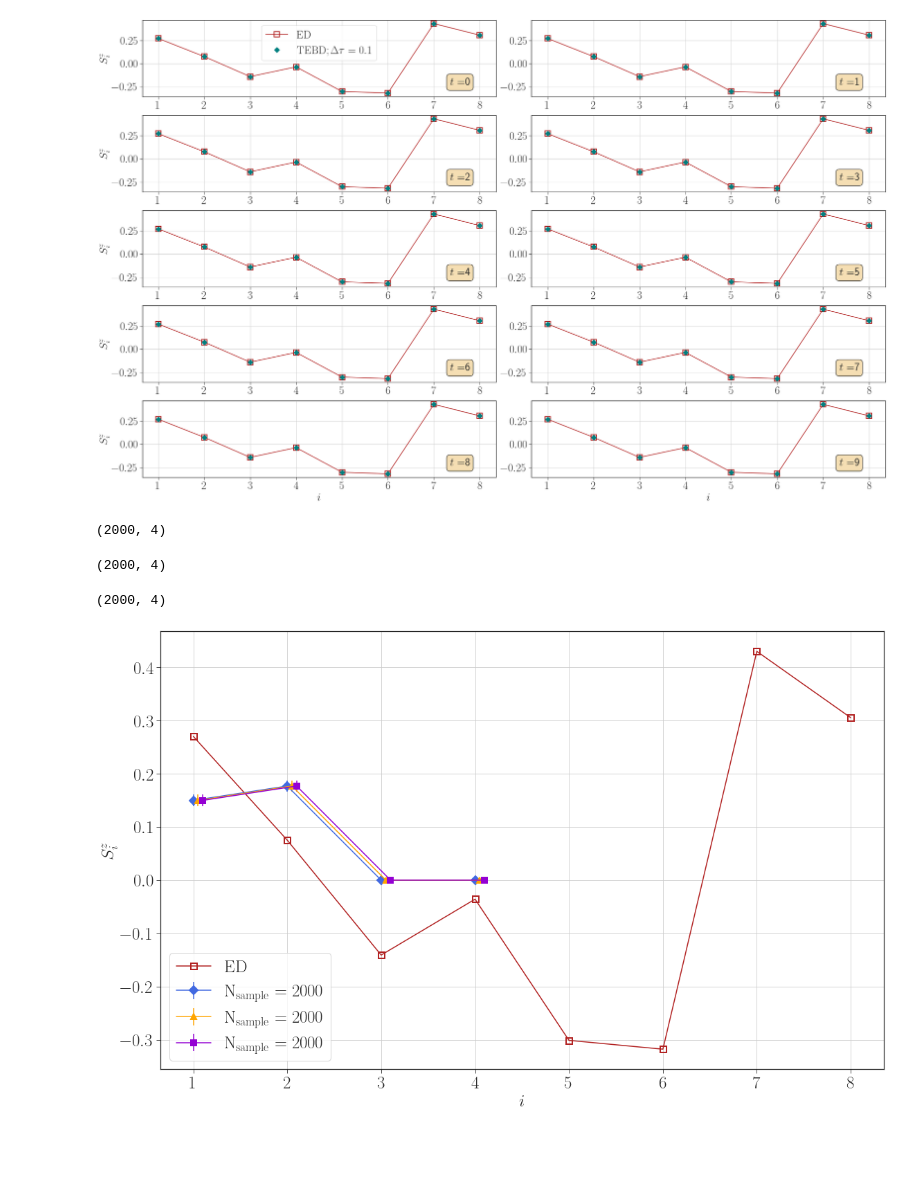
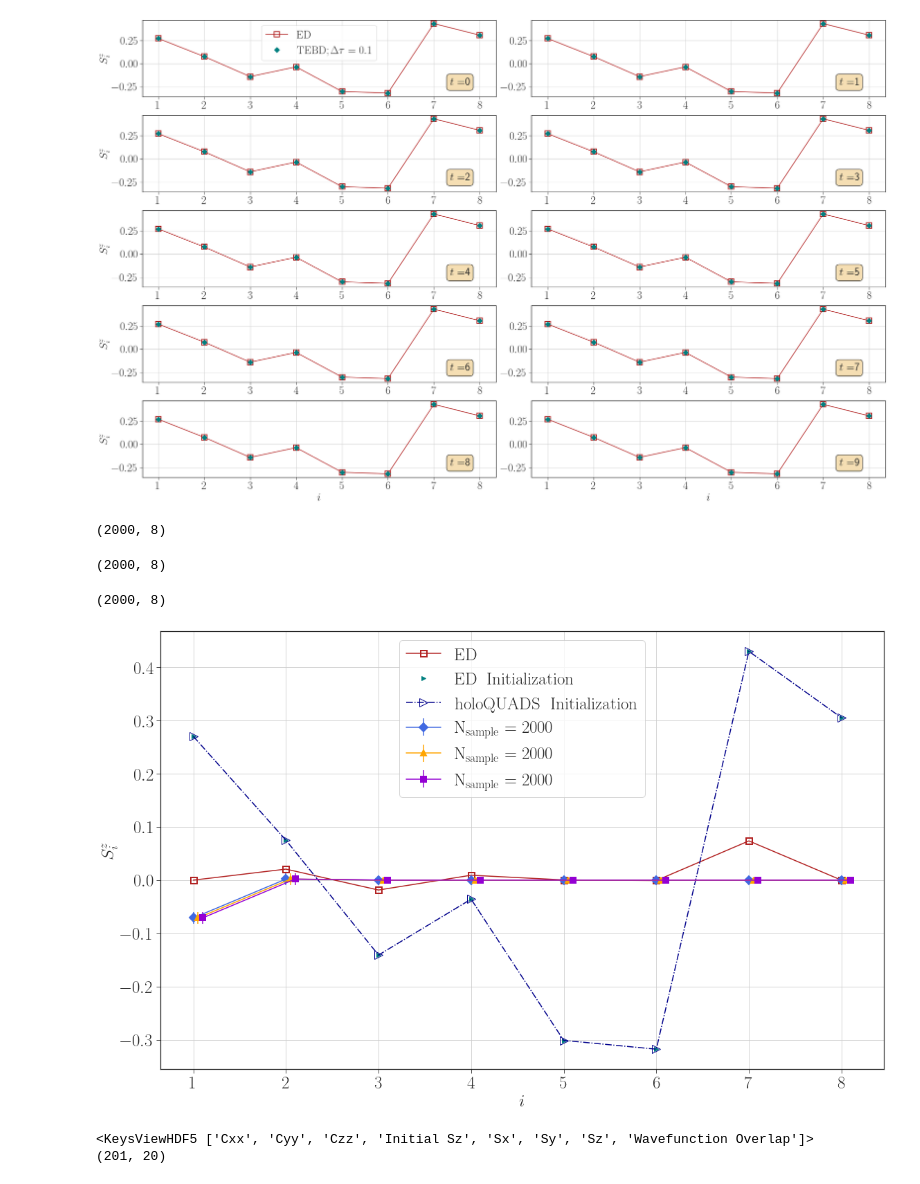
Before and after one commit to xiaobo-23/EntangledLightConeSampling, a Jupyter notebook: HQA_Data_Analysis.ipynb, the cells around one changed output. Drawn from its saved outputs; the diff is of its cells as text; code cells hidden in the pictures; blank space fills up the shorter version.

Commit message:
Benchmark long-time dynamics

```diff
--- a/HQA_Data_Analysis.ipynb
+++ b/HQA_Data_Analysis.ipynb
@@ -466,5 +466,5 @@ def data_extrapolation(file_name, label):
     print(tmp_Sz.shape)
     return tmp_Sz
 # %%
-Sz_ED = data_extrapolation("Data/ED_N8_h0.2_Iteration12_Longitudinal_Only_Random.h5", "Sz")
+Sz_ED = data_extrapolation("Data/ED_N8_h0.2_Iteration12_Random.h5", "Sz")
 # %% [output]
@@ -530,51 +530,59 @@ def data_extrapolation_sample(file_name, label):
 #     return tmp_Sz
     return tmp_ave, tmp_err
 # %%
-Sz_ave1, Sz_err1 = data_extrapolation_sample("Data/holoQUADS_Circuit_N4_h0.2_T1.0_Measure2000_Longitudinal_Only_Random_Test1.h5", "Sz")
+Sz_ave1, Sz_err1 = data_extrapolation_sample("Data/holoQUADS_Circuit_N8_h0.2_T3.0_Measure2000_Random_Test1.h5", "Sz")
 # %% [output]
-(2000, 4)
+(2000, 8)
 # %%
-Sz_ave2, Sz_err2 = data_extrapolation_sample("Data/holoQUADS_Circuit_N4_h0.2_T1.0_Measure2000_Longitudinal_Only_Random_Test2.h5", "Sz")
+Sz_ave2, Sz_err2 = data_extrapolation_sample("Data/holoQUADS_Circuit_N8_h0.2_T3.0_Measure2000_Random_Test2.h5", "Sz")
 # %% [output]
-(2000, 4)
+(2000, 8)
 # %%
-Sz_ave3, Sz_err3 = data_extrapolation_sample("Data/holoQUADS_Circuit_N4_h0.2_T1.0_Measure2000_Longitudinal_Only_Random_Test3.h5", "Sz")
+Sz_ave3, Sz_err3 = data_extrapolation_sample("Data/holoQUADS_Circuit_N8_h0.2_T3.0_Measure2000_Random_Test3.h5", "Sz")
 # %% [output]
-(2000, 4)
+(2000, 8)
 # %%
 '''
     Benchmark holoQUADS circuit against ED and TEBD codes using Sz
 '''
 
 fig = plt.figure(figsize = (16, 16 * goldenRatio), tight_layout = True)
 spec = gridspec.GridSpec(nrows = 1, ncols = 1, figure = fig)
 plt.style.use('seaborn-ticks')
 
 ax1 = fig.add_subplot(spec[0, 0])
 ave = [Sz_ave1, Sz_ave2, Sz_ave3]
 err = [Sz_err1, Sz_err2, Sz_err3]
 color = ['royalblue', 'orange', 'darkviolet', 'teal']
 marker = ['D', '^', 's', 'o']
 label = [r'$\rm N_{sample} = 2000$', r'$\rm N_{sample} = 2000$', r'$\rm N_{sample} = 2000$', r'$\rm N_{sample} = 2000$']
 
 for ind in range(3):
-    ax1.errorbar(np.arange(1, 5) + 0.05 * ind, ave[ind][ : 8], yerr = err[ind][ : 8], color = color[ind], marker = marker[ind], markersize = 8, \
+    ax1.errorbar(np.arange(1, 9) + 0.05 * ind, ave[ind][ : 8], yerr = err[ind][ : 8], color = color[ind], marker = marker[ind], markersize = 8, \
                  markeredgecolor = color[ind], markeredgewidth = 2, label = label[ind])
 
-ax1.plot(np.arange(1, 9), Sz_ED[1, :], color = 'firebrick', marker = 's', markersize = 9, \
+ax1.plot(np.arange(1, 9), Sz_ED[3, :], color = 'firebrick', marker = 's', markersize = 9, \
      markeredgecolor = 'firebrick', markerfacecolor = 'none', markeredgewidth = 2, label = r'$\rm ED$')
-# ax1.plot(np.arange(1, 9), Sz_TEBD[80, :8], color = 'teal', marker = 'D', markersize = 7, \
-#      markeredgecolor = 'teal', markeredgewidth = 2, linestyle = "", label = r'$\rm TEBD$')
+
+ax1.plot(np.arange(1, 9), np.array(h5py.File("Data/ED_N8_h0.2_Iteration12_Random.h5")["Initial Sz"]).real, \
+         marker = ">", markersize = 6, color = "teal", linestyle = "", label = r'$\rm ED \;\; Initialization$')
+ax1.plot(np.arange(1, 9), np.array(h5py.File("Data/holoQUADS_Circuit_N8_h0.2_T3.0_Measure2000_Random_Test1.h5")["Initial Sz"]).real, color = "darkblue",\
+         marker = ">", markersize = 12, markerfacecolor = "none", linestyle = "-.", label = r'$\rm holoQUADS \;\; Initialization$')
 
 ax1.set_xlabel(r'$i$', fontsize = 25)
 ax1.set_ylabel(r'$S^{z}_{i}$', fontsize = 25)
 ax1.set_xticks(np.arange(1, 9))
 # ax1.set_xlim(.8, 2.5)
 # ax1.set_ylim(-.1, .1)
 ax1.tick_params(axis = "both", which = "major", labelsize = 25)
 ax1.legend(frameon = True, fontsize = 25)
 ax1.grid()
 
-# plt.savefig('Figures/Kick_Ising_holoQUADS_Benchmark_Only_Longitudinal_Random_h0.2_t=1_Sz.pdf')
+plt.savefig('Figures/Kick_Ising_holoQUADS_Benchmark_Random_h0.2_t=3_Sz.pdf')
 # %% [output]
-[figure, old version]
+[figure, new version]
+# %%
+Sz_TEBD_N20 = data_extrapolation("Data/TEBD_N20_h0.2_tau0.1.h5", "Sz")
+# %% [output]
+<KeysViewHDF5 ['Cxx', 'Cyy', 'Czz', 'Initial Sz', 'Sx', 'Sy', 'Sz', 'Wavefunction Overlap']>
+(201, 20)
```
Also changed, not shown: parts of 3 cells of this notebook, 4 other files.
